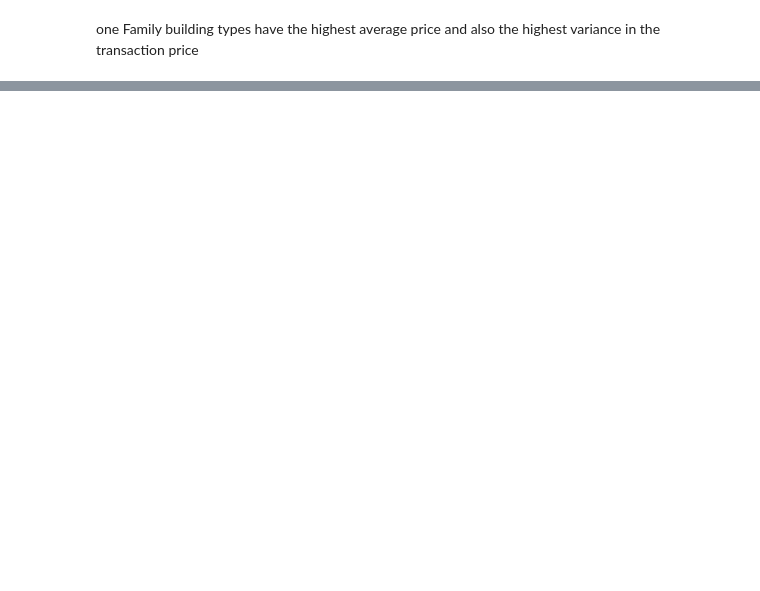
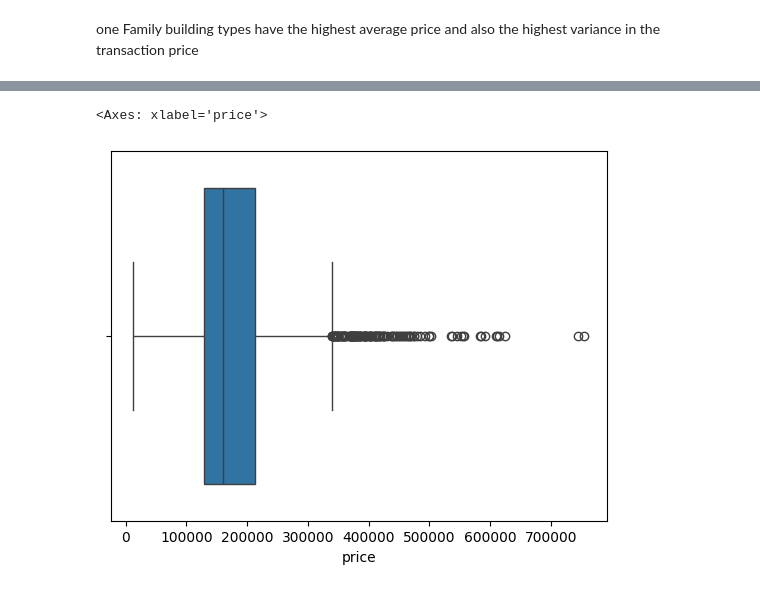
Before and after one commit to SafaaMahbub/undergrad_ml_assignments, a Jupyter notebook: 01_assignment_wrangling_and_eda.ipynb, the cells around one changed output, grey strips where cells are left out. Saved outputs shown, nothing was run; the diff lists cells and outputs as text; code cells hidden in the pictures; blank space fills up the shorter version.

```diff
--- a/01_assignment_wrangling_and_eda.ipynb
+++ b/01_assignment_wrangling_and_eda.ipynb
@@ -615,0 +651,5 @@ one Family building types have the highest average price and also the highest va
+# %%
+sns.boxplot(x = df['price'])
+# %% [output]
+<Axes: xlabel='price'>
+[figure, added]
```
Also changed, not shown: parts of 7 cells of this notebook.
